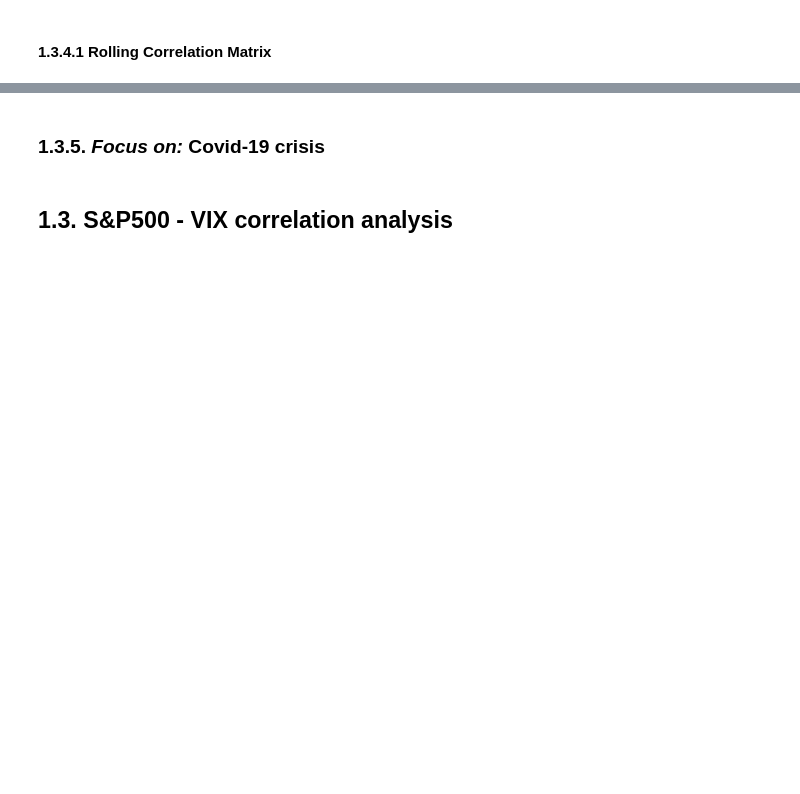
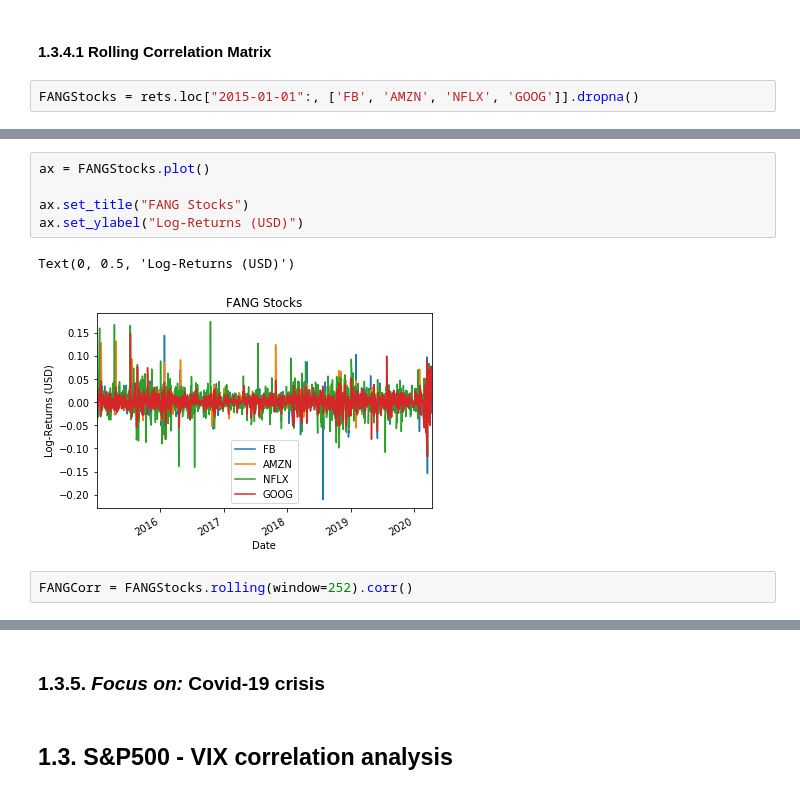
Before and after one commit to gabrielepompa88/IT-For-Business-And-Finance-2019-20, a Jupyter notebook: Notebooks/Data_Analysis___Financial_Time_Series.ipynb, the cells around one changed output, grey strips where cells are left out. Drawn from its saved outputs; the diff is of its cells as text; blank space fills up the shorter version.

```diff
--- a/Notebooks/Data_Analysis___Financial_Time_Series.ipynb
+++ b/Notebooks/Data_Analysis___Financial_Time_Series.ipynb
@@ -1021,2 +1065,4 @@ rets.loc["1985-01-15":"1985-01-21", "AAPL"].sum()
 # %% [markdown]
 #### 1.3.4.1 Rolling Correlation Matrix <a name="rolling-correlation-matrix"></a>
+# %%
+FANGStocks = rets.loc["2015-01-01":, ['FB', 'AMZN', 'NFLX', 'GOOG']].dropna()
@@ -1022,0 +1079,10 @@ rets.loc["1985-01-15":"1985-01-21", "AAPL"].sum()
+# %%
+ax = FANGStocks.plot()
+
+ax.set_title("FANG Stocks")
+ax.set_ylabel("Log-Returns (USD)")
+# %% [output]
+Text(0, 0.5, 'Log-Returns (USD)')
+[figure, added]
+# %%
+FANGCorr = FANGStocks.rolling(window=252).corr()
```
Also changed, not shown: parts of 43 cells of this notebook.
